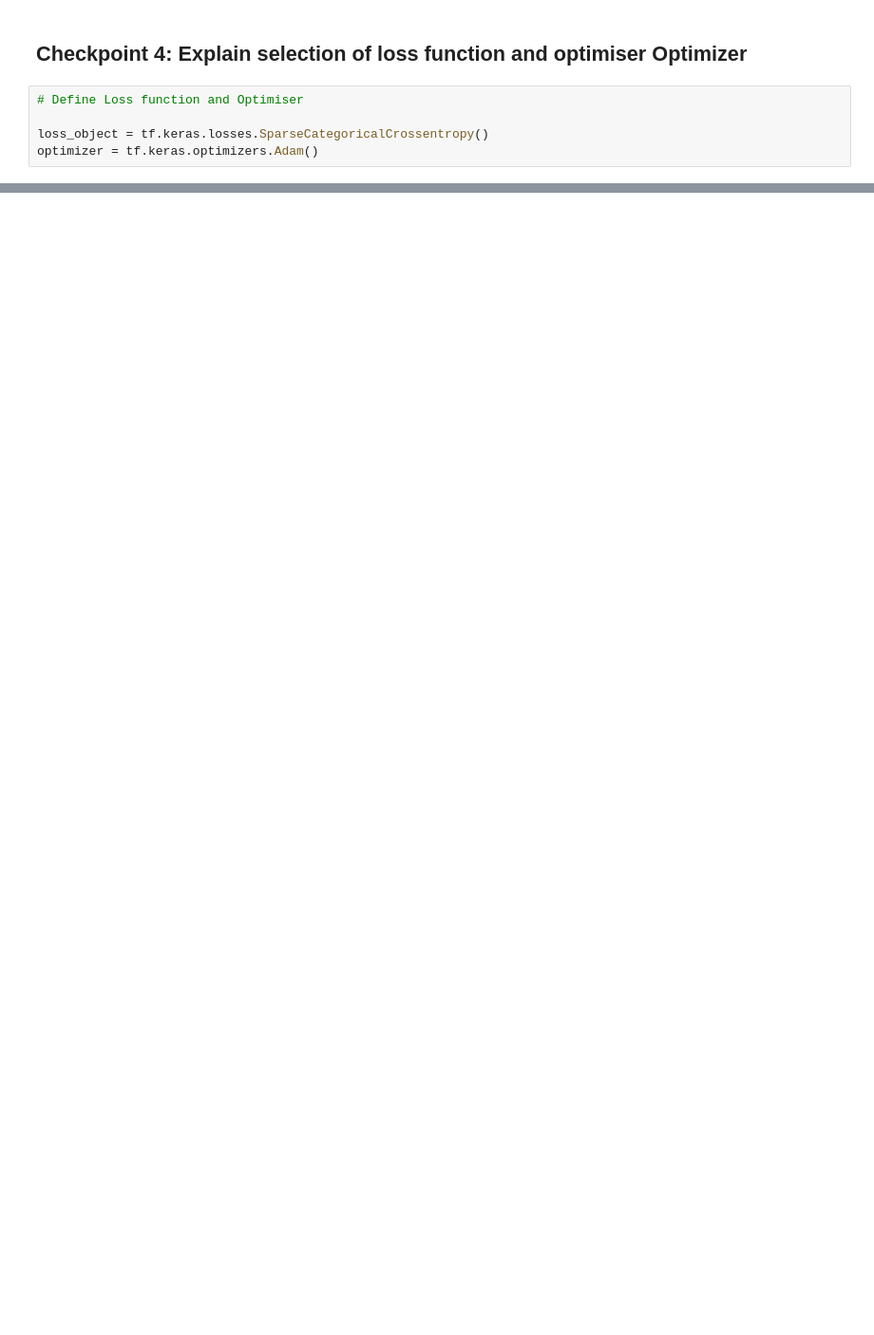
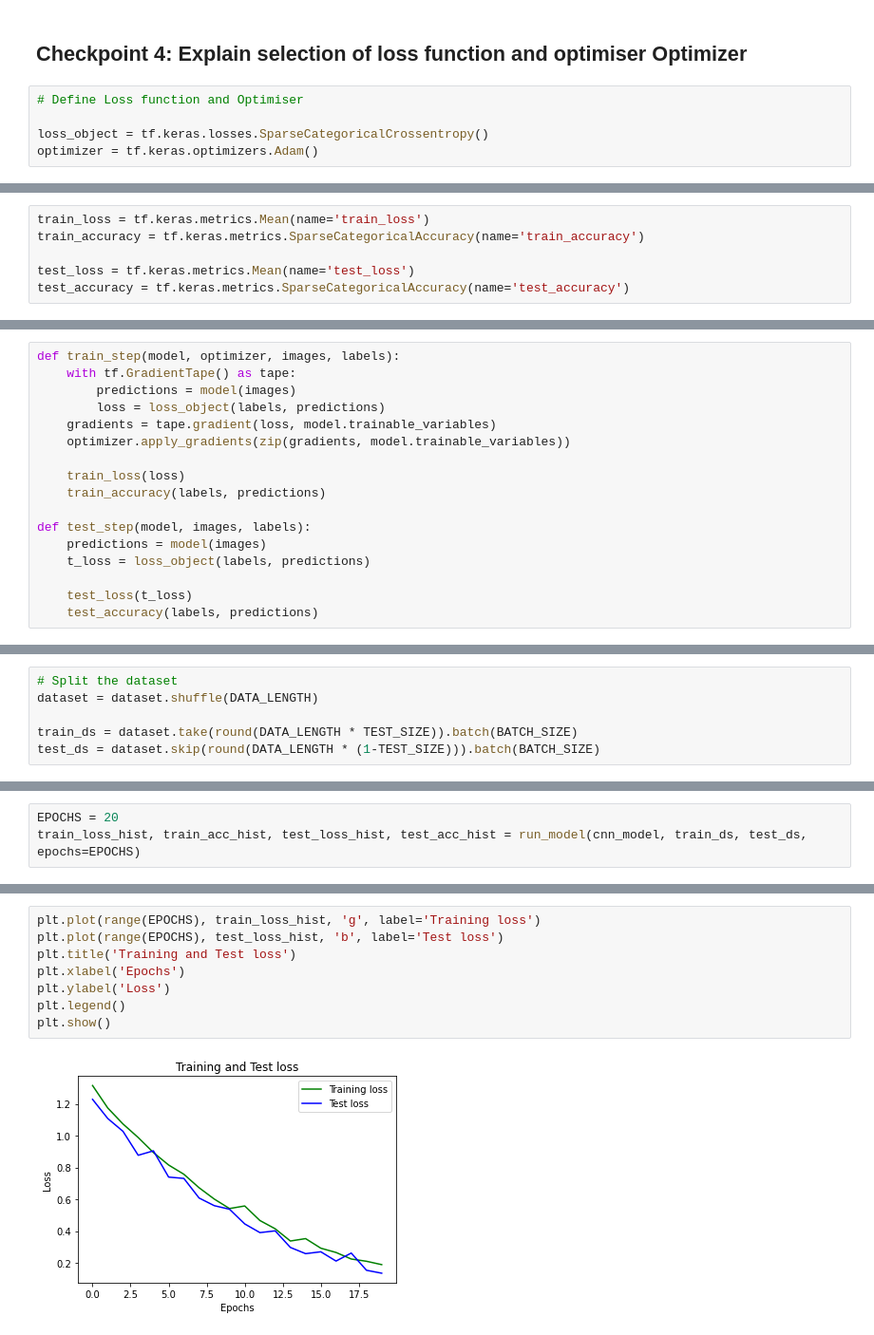
Before and after one commit to derong97/ai-for-healthcare, a Jupyter notebook: PS1/ps1.ipynb, the cells around one changed output, grey strips where cells are left out. Shown: that part at 95% size. Cells and saved outputs as stored; diff of their text form; blank space fills up the shorter version.

```diff
--- a/PS1/ps1.ipynb
+++ b/PS1/ps1.ipynb
@@ -153,0 +247,6 @@ I use Adam becuase it combines the good properties of Adadelta and RMSprop and h
+# %%
+train_loss = tf.keras.metrics.Mean(name='train_loss')
+train_accuracy = tf.keras.metrics.SparseCategoricalAccuracy(name='train_accuracy')
+
+test_loss = tf.keras.metrics.Mean(name='test_loss')
+test_accuracy = tf.keras.metrics.SparseCategoricalAccuracy(name='test_accuracy')
@@ -153,0 +255,17 @@ I use Adam becuase it combines the good properties of Adadelta and RMSprop and h
+# %%
+def train_step(model, optimizer, images, labels):
+    with tf.GradientTape() as tape:
+        predictions = model(images)
+        loss = loss_object(labels, predictions)
+    gradients = tape.gradient(loss, model.trainable_variables)
+    optimizer.apply_gradients(zip(gradients, model.trainable_variables))
+
+    train_loss(loss)
+    train_accuracy(labels, predictions)
+
+def test_step(model, images, labels):
+    predictions = model(images)
+    t_loss = loss_object(labels, predictions)
+
+    test_loss(t_loss)
+    test_accuracy(labels, predictions)
@@ -153,0 +274,6 @@ I use Adam becuase it combines the good properties of Adadelta and RMSprop and h
+# %%
+# Split the dataset
+dataset = dataset.shuffle(DATA_LENGTH)
+
+train_ds = dataset.take(round(DATA_LENGTH * TEST_SIZE)).batch(BATCH_SIZE)
+test_ds = dataset.skip(round(DATA_LENGTH * (1-TEST_SIZE))).batch(BATCH_SIZE)
@@ -153,0 +321,3 @@ I use Adam becuase it combines the good properties of Adadelta and RMSprop and h
+# %%
+EPOCHS = 20
+train_loss_hist, train_acc_hist, test_loss_hist, test_acc_hist = run_model(cnn_model, train_ds, test_ds, epochs=EPOCHS)
@@ -153,0 +347,10 @@ I use Adam becuase it combines the good properties of Adadelta and RMSprop and h
+# %%
+plt.plot(range(EPOCHS), train_loss_hist, 'g', label='Training loss')
+plt.plot(range(EPOCHS), test_loss_hist, 'b', label='Test loss')
+plt.title('Training and Test loss')
+plt.xlabel('Epochs')
+plt.ylabel('Loss')
+plt.legend()
+plt.show()
+# %% [output]
+[figure, added]
```
Also changed, not shown: parts of 64 cells of this notebook, 4 other files.
